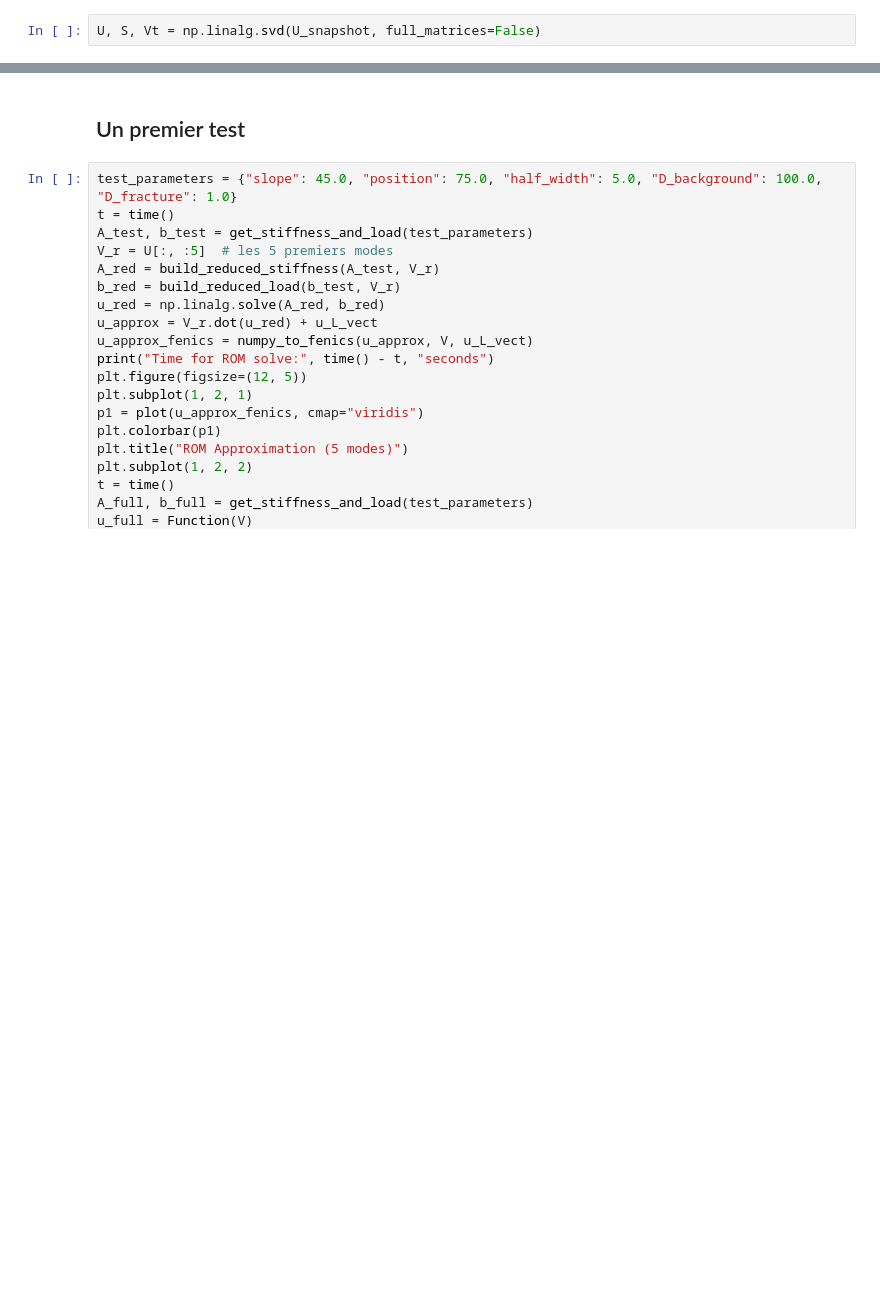
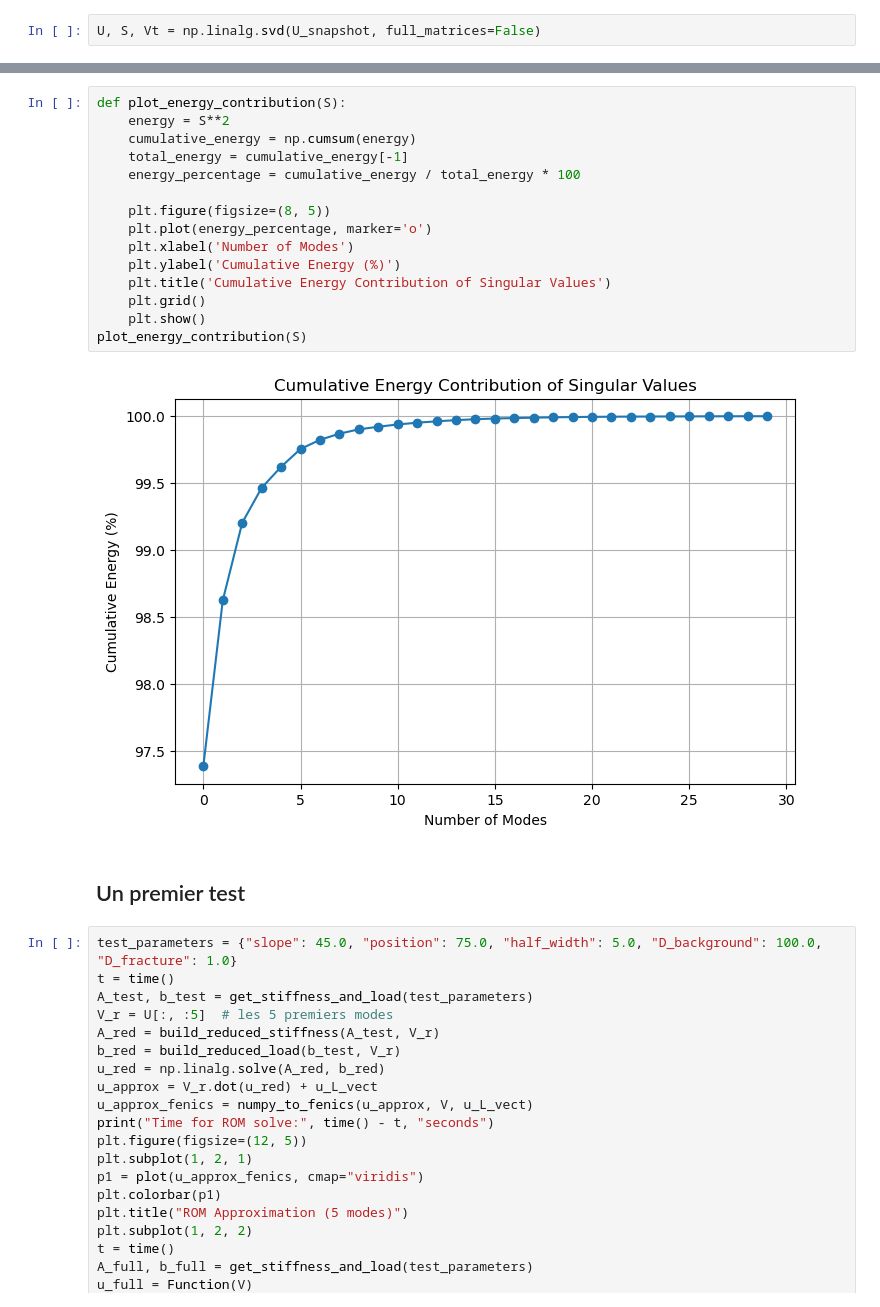
Before and after one commit to MathisBorie/Projet1A, a Jupyter notebook: Darcy_2D.ipynb, the cells around one changed output, grey strips where cells are left out. Drawn from its saved outputs; the diff is of its cells as text; blank space fills up the shorter version.

```diff
--- a/Darcy_2D.ipynb
+++ b/Darcy_2D.ipynb
@@ -264,3 +264,20 @@ Singular values: [1.19421921e+03 1.30410345e+02 1.12593210e+02 6.79021660e+01
+# %%
+def plot_energy_contribution(S):
+    energy = S**2
+    cumulative_energy = np.cumsum(energy)
+    total_energy = cumulative_energy[-1]
+    energy_percentage = cumulative_energy / total_energy * 100
+
+    plt.figure(figsize=(8, 5))
+    plt.plot(energy_percentage, marker='o')
+    plt.xlabel('Number of Modes')
+    plt.ylabel('Cumulative Energy (%)')
+    plt.title('Cumulative Energy Contribution of Singular Values')
+    plt.grid()
+    plt.show()
+plot_energy_contribution(S)
+# %% [output]
+[figure, added]
 # %% [markdown]
 ## Un premier test
 # %%
```
Also changed, not shown: parts of 7 cells of this notebook.
